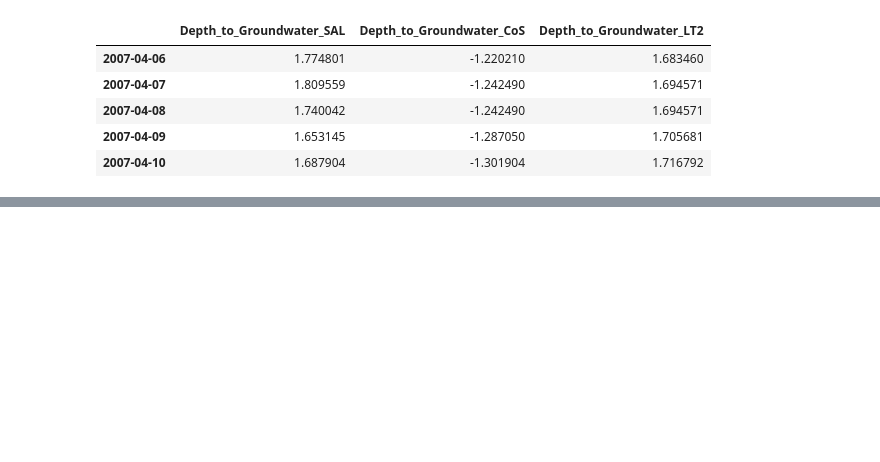
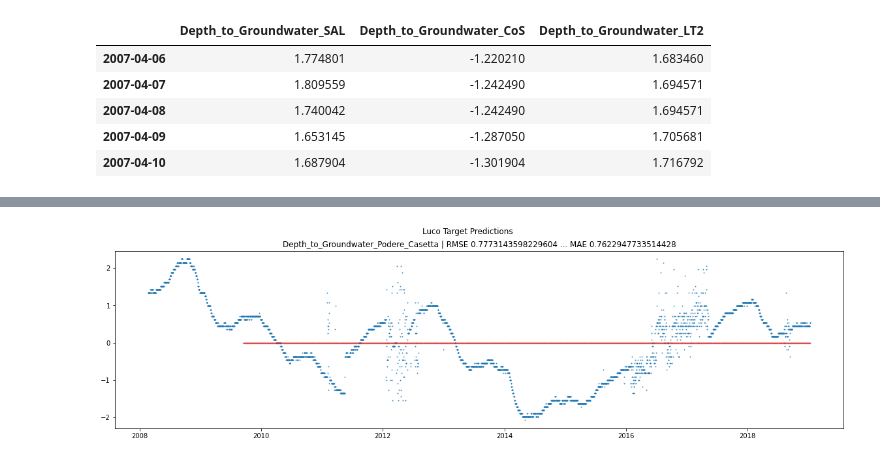
Before and after one commit to cshields143/acea_kaggle, a Jupyter notebook: notebooks/aquifer.ipynb, the cells around one changed output, grey strips where cells are left out. Saved outputs shown, nothing was run; the diff lists cells and outputs as text; code cells hidden in the pictures; blank space fills up the shorter version.

```diff
--- a/notebooks/aquifer.ipynb
+++ b/notebooks/aquifer.ipynb
@@ -443,0 +387,4 @@ plt.show()
+# %%
+plot_target_predictions('Luco', lucoY, ['Depth_to_Groundwater_Podere_Casetta'])
+# %% [output]
+[figure, added]
```
Also changed, not shown: parts of 13 cells of this notebook.
